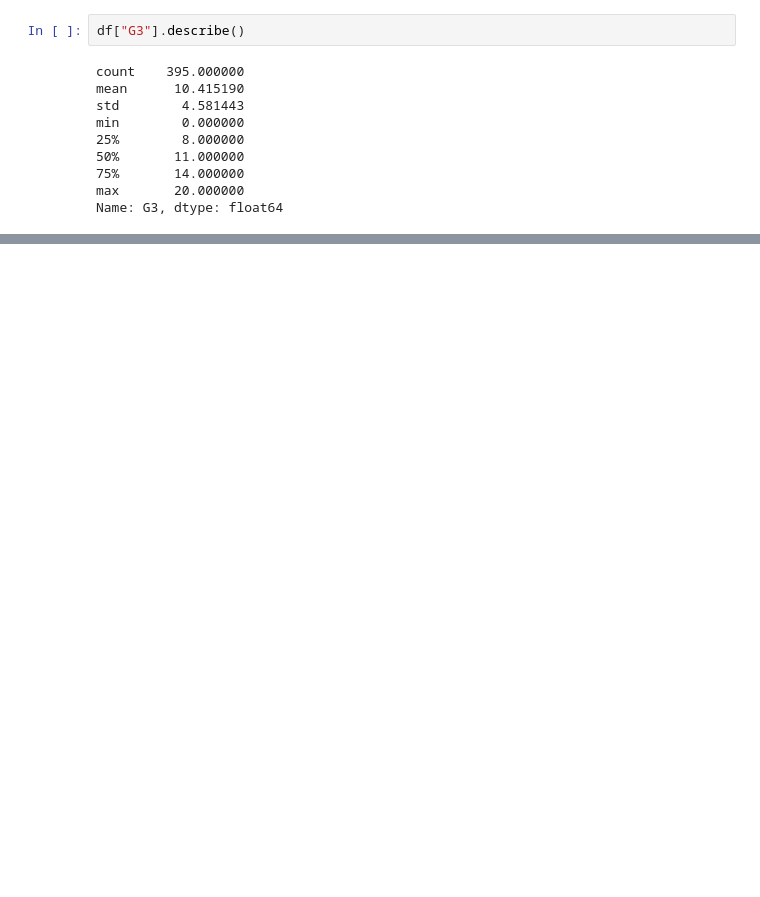
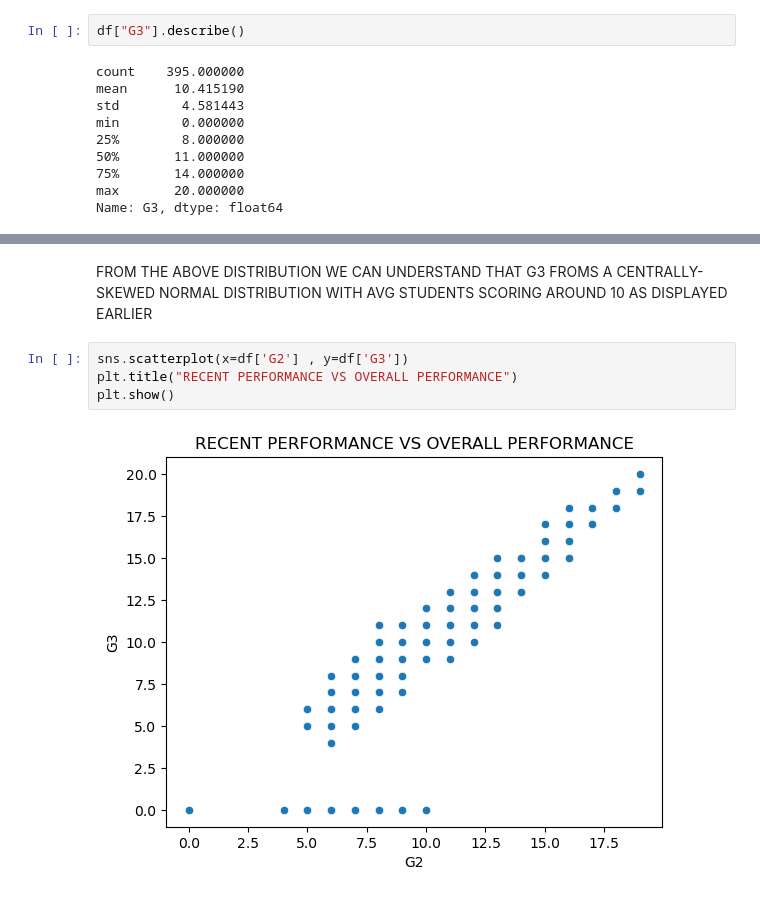
Before and after one commit to KernelKaustav/Student-Performance, a Jupyter notebook: notebook/eda.ipynb, the cells around one changed output, grey strips where cells are left out. Cells and saved outputs as stored; diff of their text form; blank space fills up the shorter version.

```diff
--- a/notebook/eda.ipynb
+++ b/notebook/eda.ipynb
@@ -66,0 +66,8 @@ plt.show()
+# %% [markdown]
+FROM THE ABOVE DISTRIBUTION WE CAN UNDERSTAND THAT G3 FROMS A CENTRALLY-SKEWED NORMAL DISTRIBUTION WITH AVG STUDENTS SCORING AROUND 10 AS DISPLAYED EARLIER
+# %%
+sns.scatterplot(x=df['G2'] , y=df['G3'])
+plt.title("RECENT PERFORMANCE VS OVERALL PERFORMANCE")
+plt.show()
+# %% [output]
+[figure, added]
```
Also changed, not shown: parts of 8 cells of this notebook.
